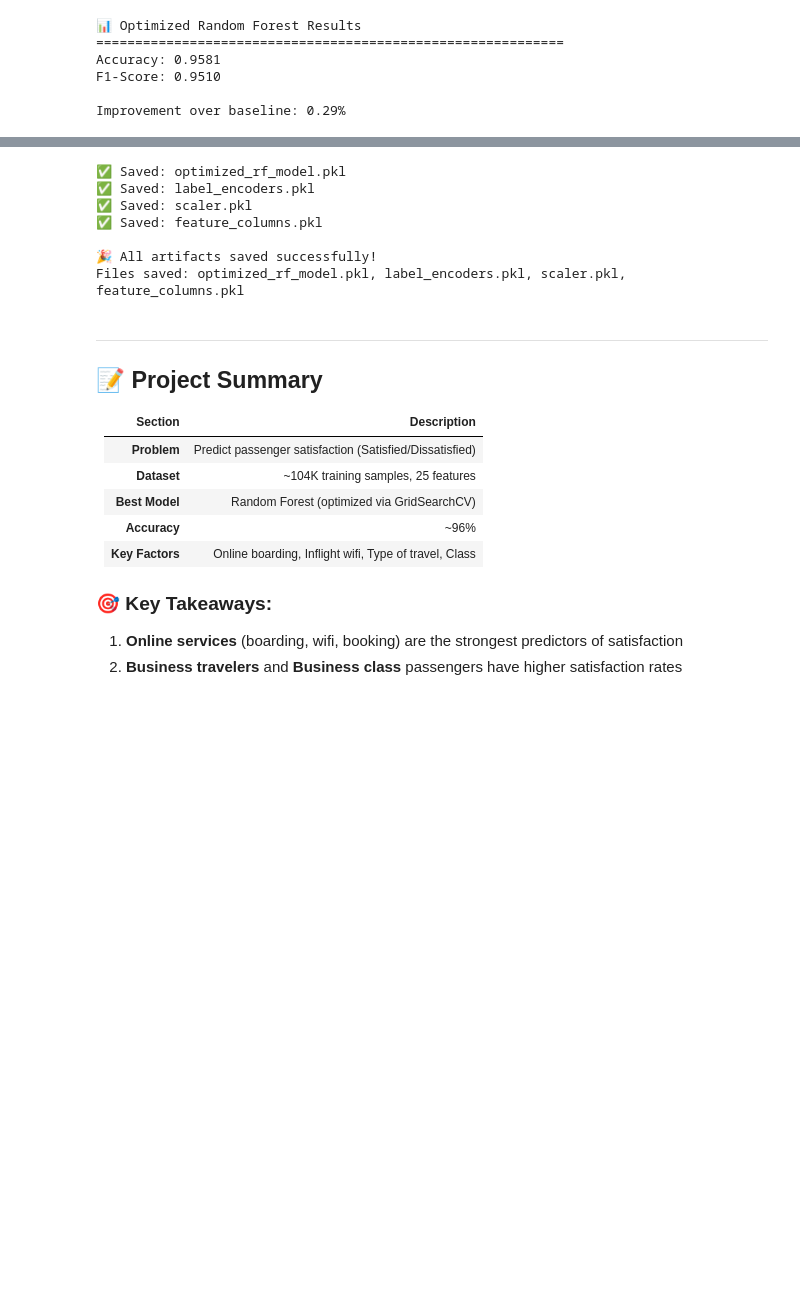
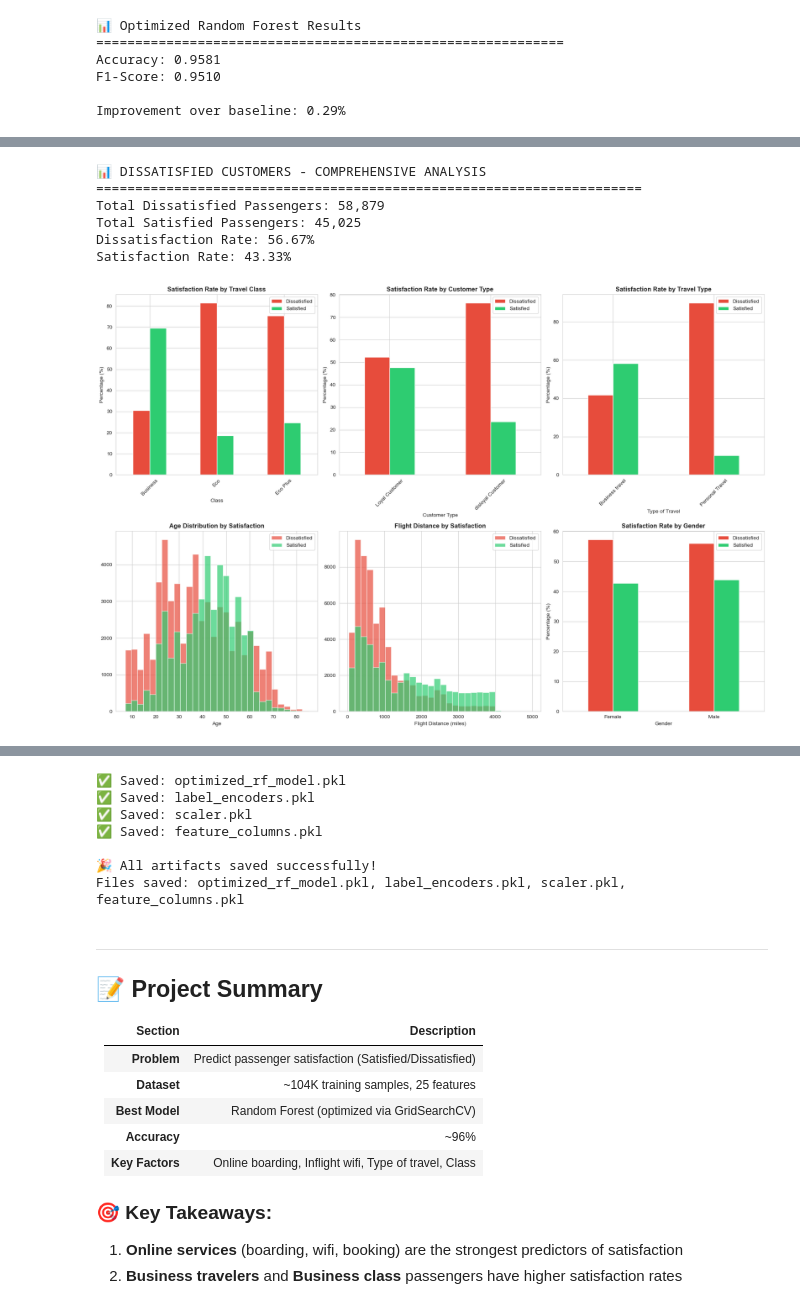
Before and after one commit to Piyu242005/Airline-Passenger-Satisfaction-Prediction, a Jupyter notebook: Airline satisfaction ML.ipynb, the cells around one changed output, grey strips where cells are left out. Drawn from its saved outputs; the diff is of its cells as text; code cells hidden in the pictures; blank space fills up the shorter version.

```diff
--- a/Airline satisfaction ML.ipynb
+++ b/Airline satisfaction ML.ipynb
@@ -840,0 +1114,77 @@ Improvement over baseline: 0.29%
+# %%
+# Filter Dissatisfied Customers
+dissatisfied_passengers = train_df[train_df['satisfaction'] == 'neutral or dissatisfied'].copy()
+satisfied_passengers = train_df[train_df['satisfaction'] == 'satisfied'].copy()
+
+print("📊 DISSATISFIED CUSTOMERS - COMPREHENSIVE ANALYSIS")
+print("="*70)
+print(f"Total Dissatisfied Passengers: {len(dissatisfied_passengers):,}")
+print(f"Total Satisfied Passengers: {len(satisfied_passengers):,}")
+print(f"Dissatisfaction Rate: {len(dissatisfied_passengers)/len(train_df)*100:.2f}%")
+print(f"Satisfaction Rate: {len(satisfied_passengers)/len(train_df)*100:.2f}%")
+
+# Demographic Analysis
+fig, axes = plt.subplots(2, 3, figsize=(18, 12))
+
+# 1. Travel Class Distribution
+if 'Class' in train_df.columns:
+    class_counts = pd.crosstab(train_df['Class'], train_df['satisfaction'], normalize='index') * 100
+    class_counts.plot(kind='bar', ax=axes[0, 0], color=['#e74c3c', '#2ecc71'])
+    axes[0, 0].set_title('Satisfaction Rate by Travel Class', fontweight='bold')
+    axes[0, 0].set_ylabel('Percentage (%)')
+    axes[0, 0].legend(['Dissatisfied', 'Satisfied'])
+    axes[0, 0].tick_params(axis='x', rotation=45)
+
+# 2. Customer Type Distribution
+if 'Customer Type' in train_df.columns:
+    customer_counts = pd.crosstab(train_df['Customer Type'], train_df['satisfaction'], normalize='index') * 100
+    customer_counts.plot(kind='bar', ax=axes[0, 1], color=['#e74c3c', '#2ecc71'])
+    axes[0, 1].set_title('Satisfaction Rate by Customer Type', fontweight='bold')
+    axes[0, 1].set_ylabel('Percentage (%)')
+    axes[0, 1].legend(['Dissatisfied', 'Satisfied'])
+    axes[0, 1].tick_params(axis='x', rotation=45)
+
+# 3. Travel Type Distribution
+if 'Type of Travel' in train_df.columns:
+    travel_counts = pd.crosstab(train_df['Type of Travel'], train_df['satisfaction'], normalize='index') * 100
+    travel_counts.plot(kind='bar', ax=axes[0, 2], color=['#e74c3c', '#2ecc71'])
+    axes[0, 2].set_title('Satisfaction Rate by Travel Type', fontweight='bold')
+    axes[0, 2].set_ylabel('Percentage (%)')
+    axes[0, 2].legend(['Dissatisfied', 'Satisfied'])
+    axes[0, 2].tick_params(axis='x', rotation=45)
+
+# 4. Age Distribution
+if 'Age' in train_df.columns:
+    axes[1, 0].hist(dissatisfied_passengers['Age'], bins=30, alpha=0.7, label='Dissatisfied', color='#e74c3c')
+    axes[1, 0].hist(satisfied_passengers['Age'], bins=30, alpha=0.7, label='Satisfied', color='#2ecc71')
+    axes[1, 0].set_title('Age Distribution by Satisfaction', fontweight='bold')
+    axes[1, 0].set_xlabel('Age')
+    axes[1, 0].legend()
+
+# 5. Flight Distance Distribution
+if 'Flight Distance' in train_df.columns:
+    axes[1, 1].hist(dissatisfied_passengers['Flight Distance'], bins=30, alpha=0.7, label='Dissatisfied', color='#e74c3c')
+    axes[1, 1].hist(satisfied_passengers['Flight Distance'], bins=30, alpha=0.7, label='Satisfied', color='#2ecc71')
+    axes[1, 1].set_title('Flight Distance by Satisfaction', fontweight='bold')
+    axes[1, 1].set_xlabel('Flight Distance (miles)')
+    axes[1, 1].legend()
+
+# 6. Gender Distribution
+if 'Gender' in train_df.columns:
+    gender_counts = pd.crosstab(train_df['Gender'], train_df['satisfaction'], normalize='index') * 100
+    gender_counts.plot(kind='bar', ax=axes[1, 2], color=['#e74c3c', '#2ecc71'])
+    axes[1, 2].set_title('Satisfaction Rate by Gender', fontweight='bold')
+    axes[1, 2].set_ylabel('Percentage (%)')
+    axes[1, 2].legend(['Dissatisfied', 'Satisfied'])
+    axes[1, 2].tick_params(axis='x', rotation=0)
+
+plt.tight_layout()
+plt.show()
+# %% [output]
+📊 DISSATISFIED CUSTOMERS - COMPREHENSIVE ANALYSIS
+======================================================================
+Total Dissatisfied Passengers: 58,879
+Total Satisfied Passengers: 45,025
+Dissatisfaction Rate: 56.67%
+Satisfaction Rate: 43.33%
+[figure, added]
```
Also changed, not shown: parts of 28 cells of this notebook, 1 other file.
